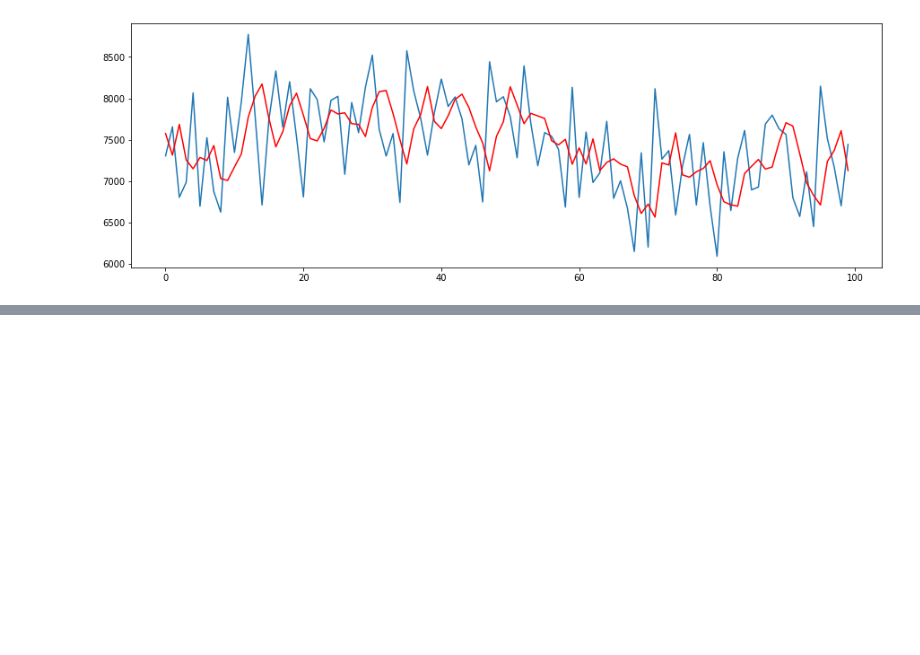
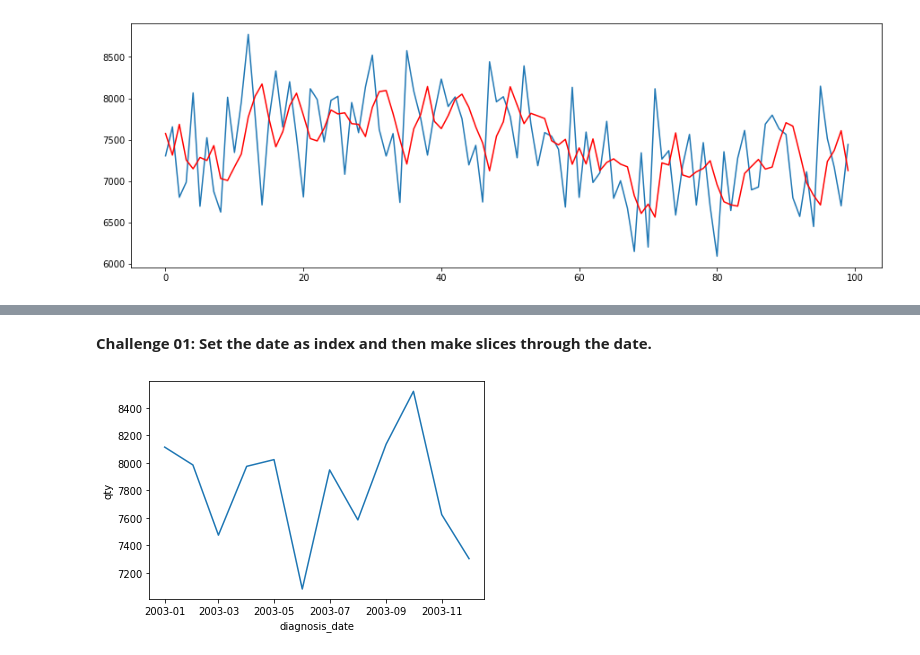
Before and after one commit to gabrielatrindade/alura-bootcamp, a Jupyter notebook: module4/lessons/tuberculosis_br.ipynb, the cells around one changed output, grey strips where cells are left out. Saved outputs shown, nothing was run; the diff lists cells and outputs as text; code cells hidden in the pictures; blank space fills up the shorter version.

```diff
--- a/module4/lessons/tuberculosis_br.ipynb
+++ b/module4/lessons/tuberculosis_br.ipynb
@@ -702,0 +717,8 @@ plt.show()
+# %% [markdown]
+**Challenge 01: Set the date as index and then make slices through the date.**
+# %%
+sns.lineplot(x='diagnosis_date',
+             y='qty',
+             data=tuberculosis_ts[24:36]);
+# %% [output]
+[figure, added]
```
Also changed, not shown: parts of 64 cells of this notebook.
